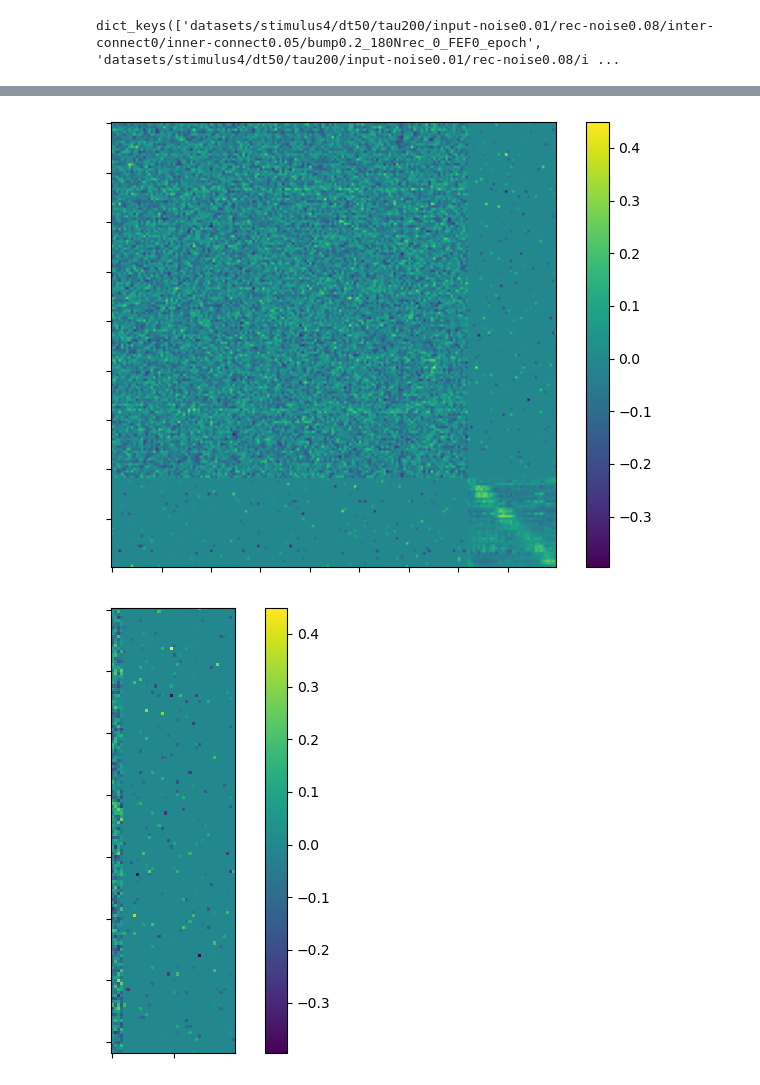
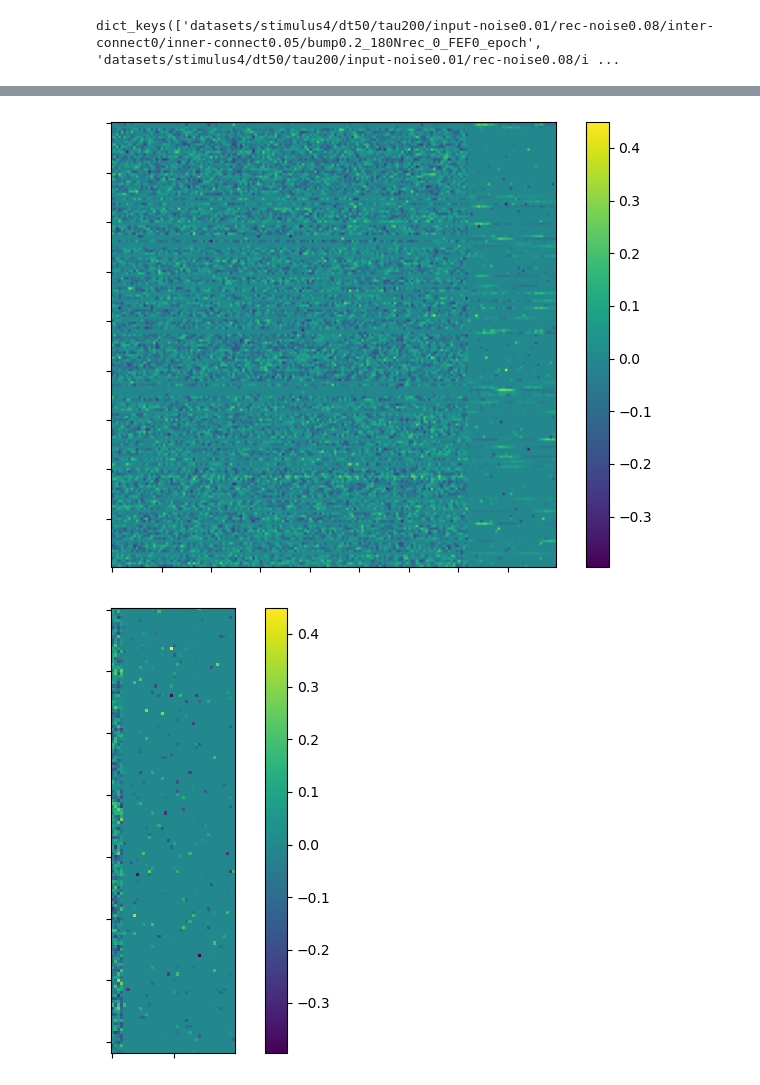
Before and after one commit to esigalas/MixedConnectivityModels, a Jupyter notebook: FEF-Mixed_Region_Models_Set_and_Train.ipynb, the cells around one changed output, grey strips where cells are left out. Cells and saved outputs as stored; diff of their text form; code cells hidden in the pictures.

Commit message:
updated notebook to show the weight matrices after shuffling rows and columns.

```diff
--- a/FEF-Mixed_Region_Models_Set_and_Train.ipynb
+++ b/FEF-Mixed_Region_Models_Set_and_Train.ipynb
@@ -453,3 +453,8 @@ dataset_weights.keys()
 dict_keys(['datasets/stimulus4/dt50/tau200/input-noise0.01/rec-noise0.08/inter-connect0/inner-connect0.05/bump0.2_180Nrec_0_FEF0_epoch', 'datasets/stimulus4/dt50/tau200/input-noise0.01/rec-noise0.08/i ...
 # %%
 ww = dataset_weights['datasets/stimulus4/dt50/tau200/input-noise0.01/rec-noise0.08/inter-connect0/inner-connect0.05/bump0.2_180Nrec_0_FEF0_epoch']
+# %%
+full_weight_matrix = np.concatenate([np.concatenate([ww['W_rec1_2'],ww['W_in1_1'][:,4:]], axis=0),
+                           np.concatenate([ww['W_in1_2'][:,4:], ww['W_rec1_1']], axis=0)], axis=1)
+# %%
+indices = np.arange(180)
@@ -455,0 +463,2 @@ ww = dataset_weights['datasets/stimulus4/dt50/tau200/input-noise0.01/rec-noise0.
+# %%
+full_weight_matrix = full_weight_matrix[indices,:]
@@ -455,0 +554,2 @@ ww = dataset_weights['datasets/stimulus4/dt50/tau200/input-noise0.01/rec-noise0.
+# %%
+full_weight_matrix = full_weight_matrix[:,indices]
@@ -456,15 +569,14 @@ ww = dataset_weights['datasets/stimulus4/dt50/tau200/input-noise0.01/rec-noise0.
 # %%
-plt.imshow(np.concatenate([np.concatenate([ww['W_rec1_2'],ww['W_in1_1'][:,4:]], axis=0),
-                           np.concatenate([ww['W_in1_2'][:,4:], ww['W_rec1_1']], axis=0)], axis=1))
+plt.imshow(full_weight_matrix)
 plt.yticks(np.arange(0,180,20),[])
 plt.xticks(np.arange(0,180,20),[])
 plt.tight_layout()
 plt.colorbar()
 # plt.savefig('eps_images-new/'+'W_recurrent_weights_20%model.pdf',format='pdf')
 
 plt.show()
 # %% [output]
-[figure, old version]
+[figure, new version]
 # %%
 plt.imshow(ww['W_in1_2'])
 plt.yticks(np.arange(0,180-bump_population,20),[])
```
Also changed, not shown: parts of 8 cells of this notebook.
